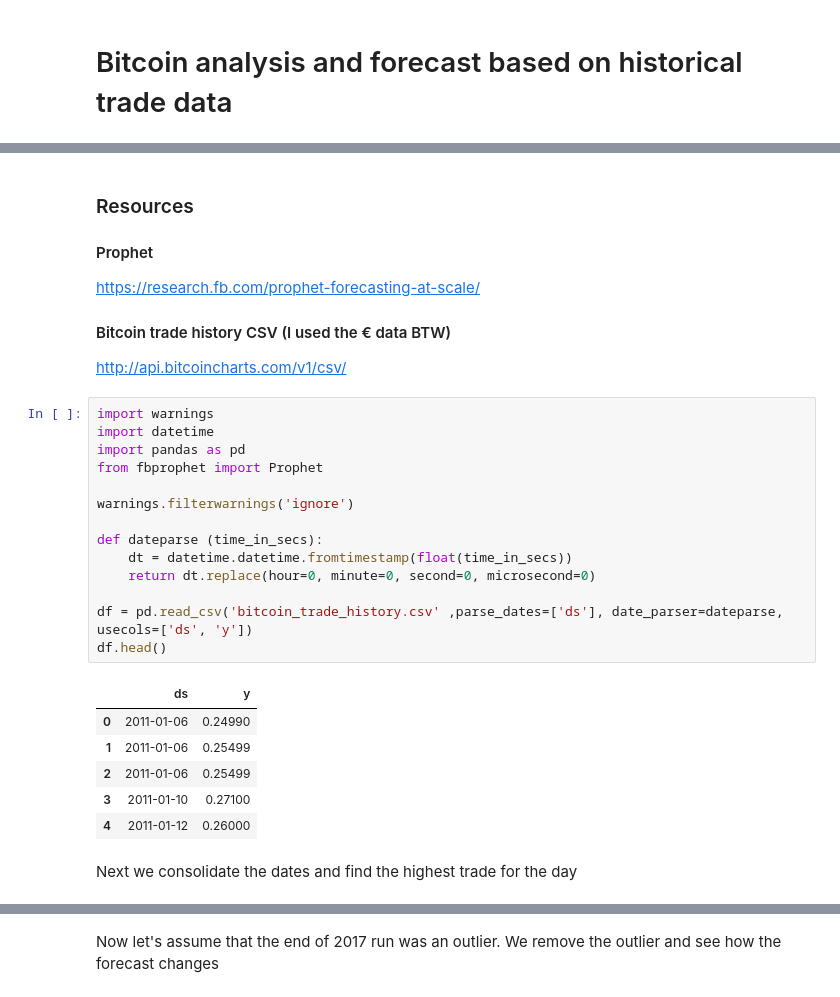
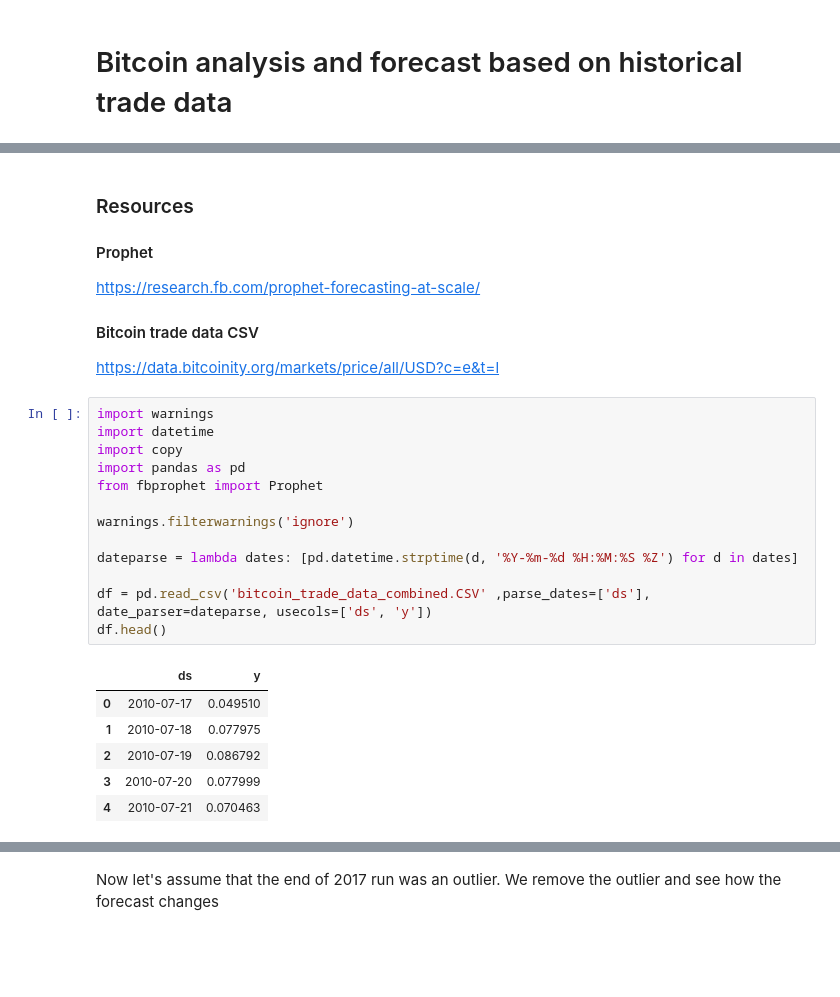
Before and after one commit to bishoph/machine_learning, a Jupyter notebook: prophet/Bitcoin.ipynb, the cells around one changed output, grey strips where cells are left out. Drawn from its saved outputs; the diff is of its cells as text; blank space fills up the shorter version.

```diff
--- a/prophet/Bitcoin.ipynb
+++ b/prophet/Bitcoin.ipynb
@@ -28,28 +15,25 @@ We should check back latest 2019-03-03 to see if the forecast was correct and to
 ### Resources
 #### Prophet
 https://research.fb.com/prophet-forecasting-at-scale/
-#### Bitcoin trade history CSV (I used the € data BTW)
-http://api.bitcoincharts.com/v1/csv/
+#### Bitcoin trade data CSV
+https://data.bitcoinity.org/markets/price/all/USD?c=e&t=l
 # %%
 import warnings
 import datetime
+import copy
 import pandas as pd
 from fbprophet import Prophet
 
 warnings.filterwarnings('ignore')
 
-def dateparse (time_in_secs):
-    dt = datetime.datetime.fromtimestamp(float(time_in_secs))
-    return dt.replace(hour=0, minute=0, second=0, microsecond=0)
+dateparse = lambda dates: [pd.datetime.strptime(d, '%Y-%m-%d %H:%M:%S %Z') for d in dates]
 
-df = pd.read_csv('bitcoin_trade_history.csv' ,parse_dates=['ds'], date_parser=dateparse, usecols=['ds', 'y'])
+df = pd.read_csv('bitcoin_trade_data_combined.CSV' ,parse_dates=['ds'], date_parser=dateparse, usecols=['ds', 'y'])
 df.head()
 # %% [output]
 |  | ds | y |
-| 0 | 2011-01-06 | 0.24990 |
-| 1 | 2011-01-06 | 0.25499 |
-| 2 | 2011-01-06 | 0.25499 |
-| 3 | 2011-01-10 | 0.27100 |
-| 4 | 2011-01-12 | 0.26000 |
+| 0 | 2010-07-17 | 0.049510 |
+| 1 | 2010-07-18 | 0.077975 |
+| 2 | 2010-07-19 | 0.086792 |
+| 3 | 2010-07-20 | 0.077999 |
+| 4 | 2010-07-21 | 0.070463 |
-# %% [markdown]
-Next we consolidate the dates and find the highest trade for the day
```
Also changed, not shown: parts of 17 cells of this notebook.
